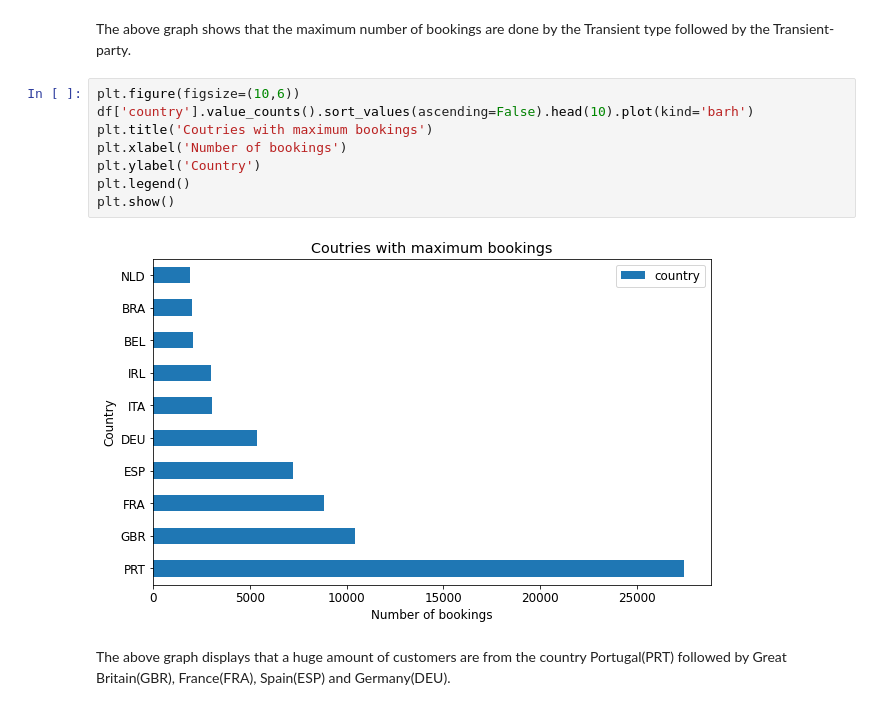
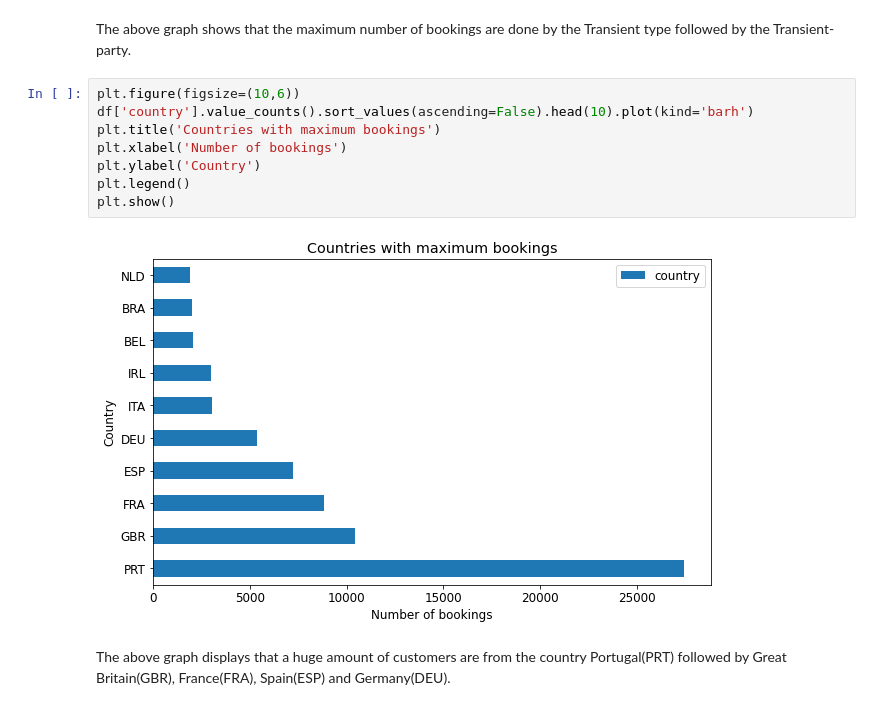
Before and after one commit to jatinsharma16/Capstone-Project-EDA, a Jupyter notebook: Hotel_Booking_Analysis_Capstone_Project.ipynb, the cells around one changed output. Saved outputs shown, nothing was run; the diff lists cells and outputs as text.

```diff
--- a/Hotel_Booking_Analysis_Capstone_Project.ipynb
+++ b/Hotel_Booking_Analysis_Capstone_Project.ipynb
@@ -248,13 +248,13 @@ The above graph shows that the maximum number of bookings are done by the Transi
 # %%
 plt.figure(figsize=(10,6))
 df['country'].value_counts().sort_values(ascending=False).head(10).plot(kind='barh')
-plt.title('Coutries with maximum bookings')
+plt.title('Countries with maximum bookings')
 plt.xlabel('Number of bookings')
 plt.ylabel('Country')
 plt.legend()
 plt.show()
 # %% [output]
-[figure, old version]
+[figure, new version]
 # %% [markdown]
 The above graph displays that a huge amount of customers are from the country Portugal(PRT) followed by Great Britain(GBR), France(FRA), Spain(ESP) and Germany(DEU).
 # %%
```
Also changed, not shown: parts of 18 cells of this notebook.
